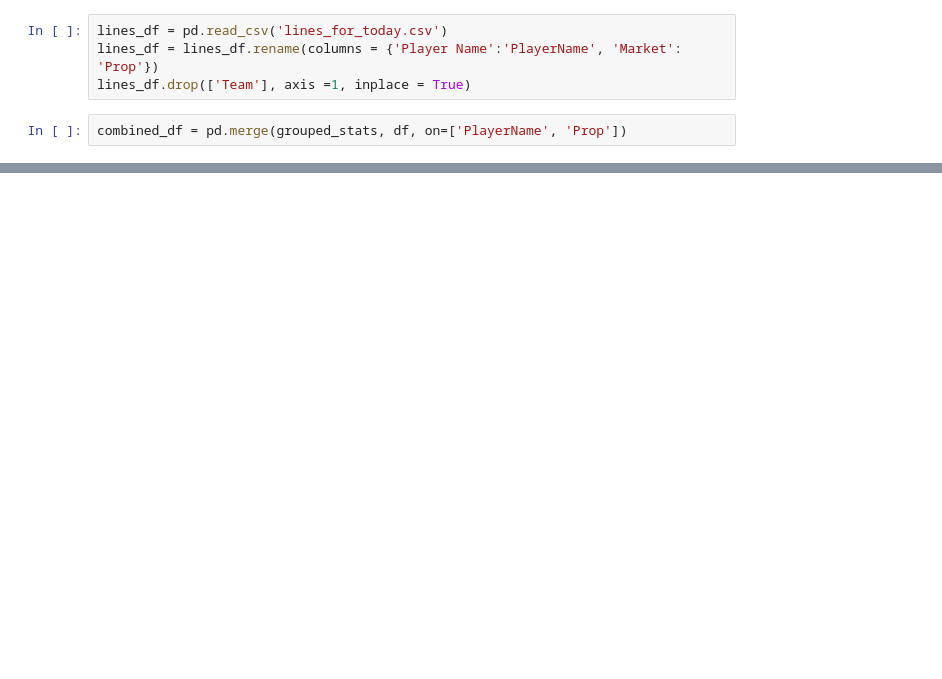
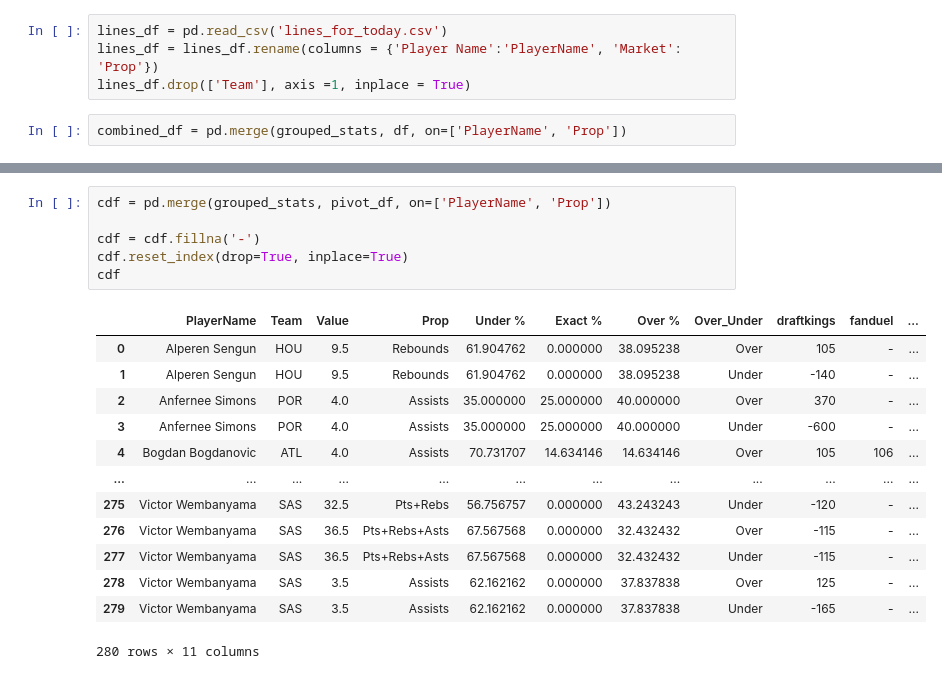
Before and after one commit to DhirenShivdasani/NBA-player-prop-analysis, a Jupyter notebook: Untitled.ipynb, the cells around one changed output, grey strips where cells are left out. Drawn from its saved outputs; the diff is of its cells as text; blank space fills up the shorter version.

```diff
--- a/Untitled.ipynb
+++ b/Untitled.ipynb
@@ -610,0 +769,20 @@ combined_df[combined_df['O/U'] == 'over'].sort_values(by = 'Over %', ascending =
+# %%
+cdf = pd.merge(grouped_stats, pivot_df, on=['PlayerName', 'Prop'])
+
+cdf = cdf.fillna('-')
+cdf.reset_index(drop=True, inplace=True)
+cdf
+# %% [output]
+|  | PlayerName | Team | Value | Prop | Under % | Exact % | Over % | Over_Under | draftkings | fanduel | ... |
+| 0 | Alperen Sengun | HOU | 9.5 | Rebounds | 61.904762 | 0.000000 | 38.095238 | Over | 105 | - | ... |
+| 1 | Alperen Sengun | HOU | 9.5 | Rebounds | 61.904762 | 0.000000 | 38.095238 | Under | -140 | - | ... |
+| 2 | Anfernee Simons | POR | 4.0 | Assists | 35.000000 | 25.000000 | 40.000000 | Over | 370 | - | ... |
+| 3 | Anfernee Simons | POR | 4.0 | Assists | 35.000000 | 25.000000 | 40.000000 | Under | -600 | - | ... |
+| 4 | Bogdan Bogdanovic | ATL | 4.0 | Assists | 70.731707 | 14.634146 | 14.634146 | Over | 105 | 106 | ... |
+| ... | ... | ... | ... | ... | ... | ... | ... | ... | ... | ... | ... |
+| 275 | Victor Wembanyama | SAS | 32.5 | Pts+Rebs | 56.756757 | 0.000000 | 43.243243 | Under | -120 | - | ... |
+| 276 | Victor Wembanyama | SAS | 36.5 | Pts+Rebs+Asts | 67.567568 | 0.000000 | 32.432432 | Over | -115 | - | ... |
+| 277 | Victor Wembanyama | SAS | 36.5 | Pts+Rebs+Asts | 67.567568 | 0.000000 | 32.432432 | Under | -115 | - | ... |
+| 278 | Victor Wembanyama | SAS | 3.5 | Assists | 62.162162 | 0.000000 | 37.837838 | Over | 125 | - | ... |
+| 279 | Victor Wembanyama | SAS | 3.5 | Assists | 62.162162 | 0.000000 | 37.837838 | Under | -165 | - | ... |
+280 rows × 11 columns
```
Also changed, not shown: parts of 7 cells of this notebook, 3 other files.
